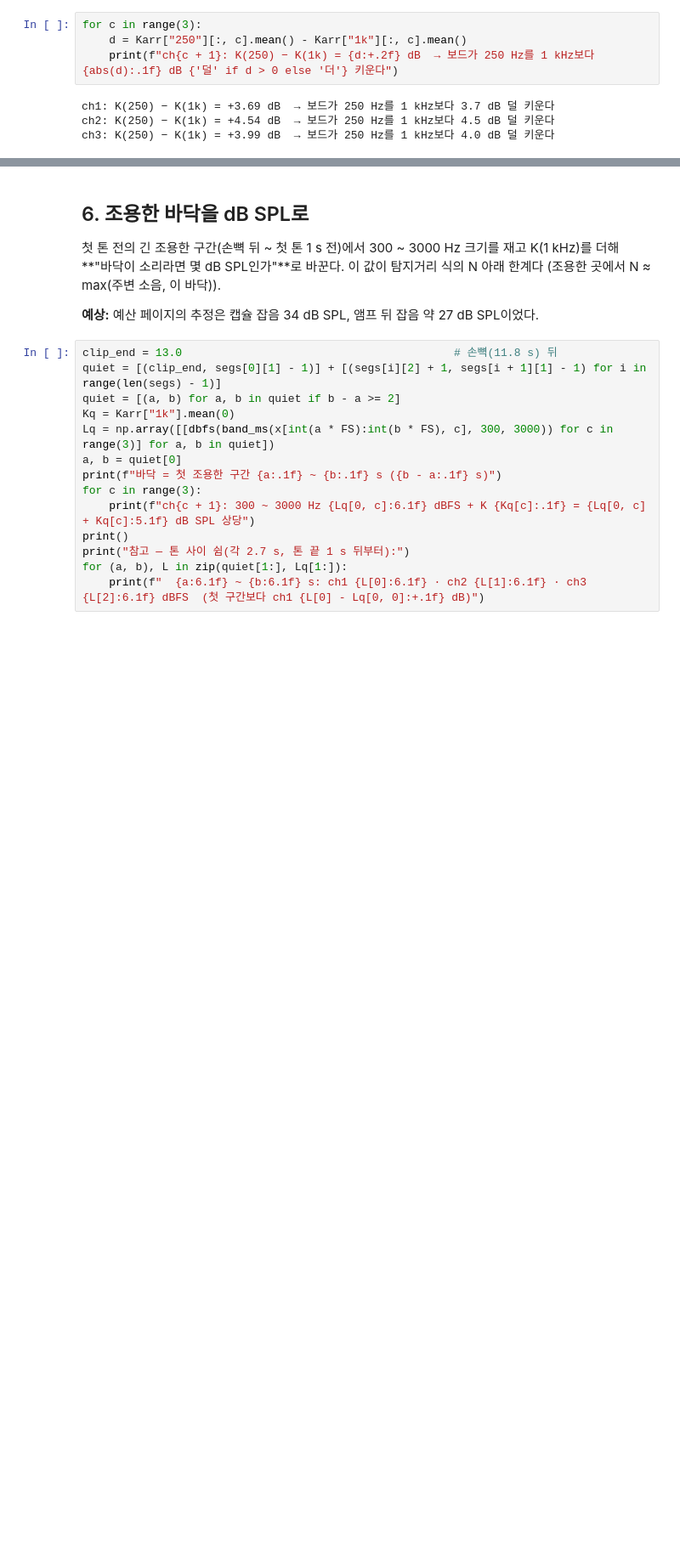
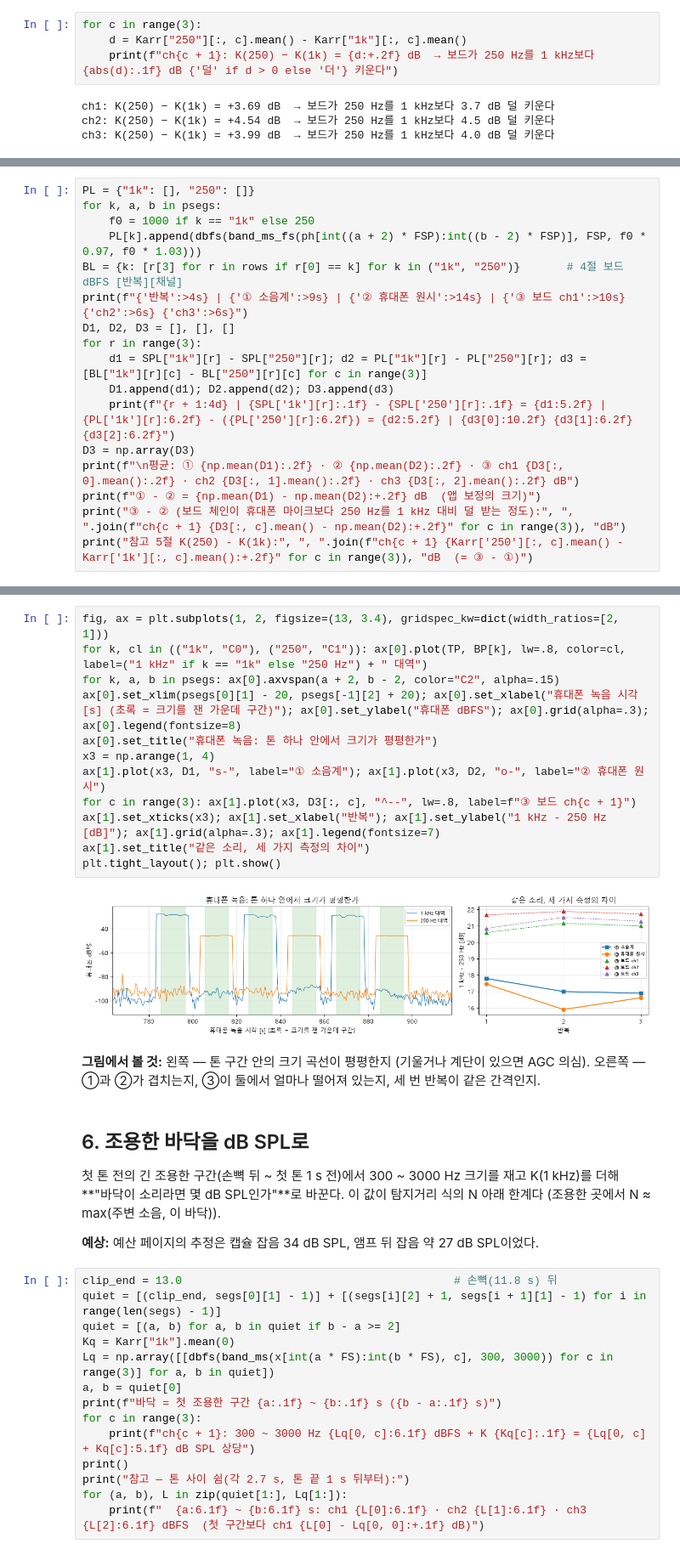
Before and after one commit to apex737/Turret, a Jupyter notebook: Tools/notebooks/spl_cal.ipynb, the cells around one changed output, grey strips where cells are left out. Shown at 85% size. Saved outputs shown, nothing was run; the diff lists cells and outputs as text; blank space fills up the shorter version.

```diff
--- a/Tools/notebooks/spl_cal.ipynb
+++ b/Tools/notebooks/spl_cal.ipynb
@@ -180,0 +233,17 @@ ch3: K(250) − K(1k) = +3.99 dB  → 보드가 250 Hz를 1 kHz보다 4.0 dB 덜
+# %%
+PL = {"1k": [], "250": []}
+for k, a, b in psegs:
+    f0 = 1000 if k == "1k" else 250
+    PL[k].append(dbfs(band_ms_fs(ph[int((a + 2) * FSP):int((b - 2) * FSP)], FSP, f0 * 0.97, f0 * 1.03)))
+BL = {k: [r[3] for r in rows if r[0] == k] for k in ("1k", "250")}       # 4절 보드 dBFS [반복][채널]
+print(f"{'반복':>4s} | {'① 소음계':>9s} | {'② 휴대폰 원시':>14s} | {'③ 보드 ch1':>10s} {'ch2':>6s} {'ch3':>6s}")
+D1, D2, D3 = [], [], []
+for r in range(3):
+    d1 = SPL["1k"][r] - SPL["250"][r]; d2 = PL["1k"][r] - PL["250"][r]; d3 = [BL["1k"][r][c] - BL["250"][r][c] for c in range(3)]
+    D1.append(d1); D2.append(d2); D3.append(d3)
+    print(f"{r + 1:4d} | {SPL['1k'][r]:.1f} - {SPL['250'][r]:.1f} = {d1:5.2f} | {PL['1k'][r]:6.2f} - ({PL['250'][r]:6.2f}) = {d2:5.2f} | {d3[0]:10.2f} {d3[1]:6.2f} {d3[2]:6.2f}")
+D3 = np.array(D3)
+print(f"\n평균: ① {np.mean(D1):.2f} · ② {np.mean(D2):.2f} · ③ ch1 {D3[:, 0].mean():.2f} · ch2 {D3[:, 1].mean():.2f} · ch3 {D3[:, 2].mean():.2f} dB")
+print(f"① - ② = {np.mean(D1) - np.mean(D2):+.2f} dB  (앱 보정의 크기)")
+print("③ - ② (보드 체인이 휴대폰 마이크보다 250 Hz를 1 kHz 대비 덜 받는 정도):", ", ".join(f"ch{c + 1} {D3[:, c].mean() - np.mean(D2):+.2f}" for c in range(3)), "dB")
+print("참고 5절 K(250) - K(1k):", ", ".join(f"ch{c + 1} {Karr['250'][:, c].mean() - Karr['1k'][:, c].mean():+.2f}" for c in range(3)), "dB  (= ③ - ①)")
@@ -181,3 +260,19 @@ ch3: K(250) − K(1k) = +3.99 dB  → 보드가 250 Hz를 1 kHz보다 4.0 dB 덜
+# %%
+fig, ax = plt.subplots(1, 2, figsize=(13, 3.4), gridspec_kw=dict(width_ratios=[2, 1]))
+for k, cl in (("1k", "C0"), ("250", "C1")): ax[0].plot(TP, BP[k], lw=.8, color=cl, label=("1 kHz" if k == "1k" else "250 Hz") + " 대역")
+for k, a, b in psegs: ax[0].axvspan(a + 2, b - 2, color="C2", alpha=.15)
+ax[0].set_xlim(psegs[0][1] - 20, psegs[-1][2] + 20); ax[0].set_xlabel("휴대폰 녹음 시각 [s] (초록 = 크기를 잰 가운데 구간)"); ax[0].set_ylabel("휴대폰 dBFS"); ax[0].grid(alpha=.3); ax[0].legend(fontsize=8)
+ax[0].set_title("휴대폰 녹음: 톤 하나 안에서 크기가 평평한가")
+x3 = np.arange(1, 4)
+ax[1].plot(x3, D1, "s-", label="① 소음계"); ax[1].plot(x3, D2, "o-", label="② 휴대폰 원시")
+for c in range(3): ax[1].plot(x3, D3[:, c], "^--", lw=.8, label=f"③ 보드 ch{c + 1}")
+ax[1].set_xticks(x3); ax[1].set_xlabel("반복"); ax[1].set_ylabel("1 kHz - 250 Hz [dB]"); ax[1].grid(alpha=.3); ax[1].legend(fontsize=7)
+ax[1].set_title("같은 소리, 세 가지 측정의 차이")
+plt.tight_layout(); plt.show()
+# %% [output]
+[figure, added]
+# %% [markdown]
+**그림에서 볼 것:** 왼쪽 — 톤 구간 안의 크기 곡선이 평평한지 (기울거나 계단이 있으면 AGC 의심). 오른쪽 — ①과 ②가 겹치는지, ③이 둘에서 얼마나 떨어져 있는지, 세 번 반복이 같은 간격인지.
 # %% [markdown]
 ## 6. 조용한 바닥을 dB SPL로
 
```
Also changed, not shown: parts of 4 cells of this notebook, 11 other files.
